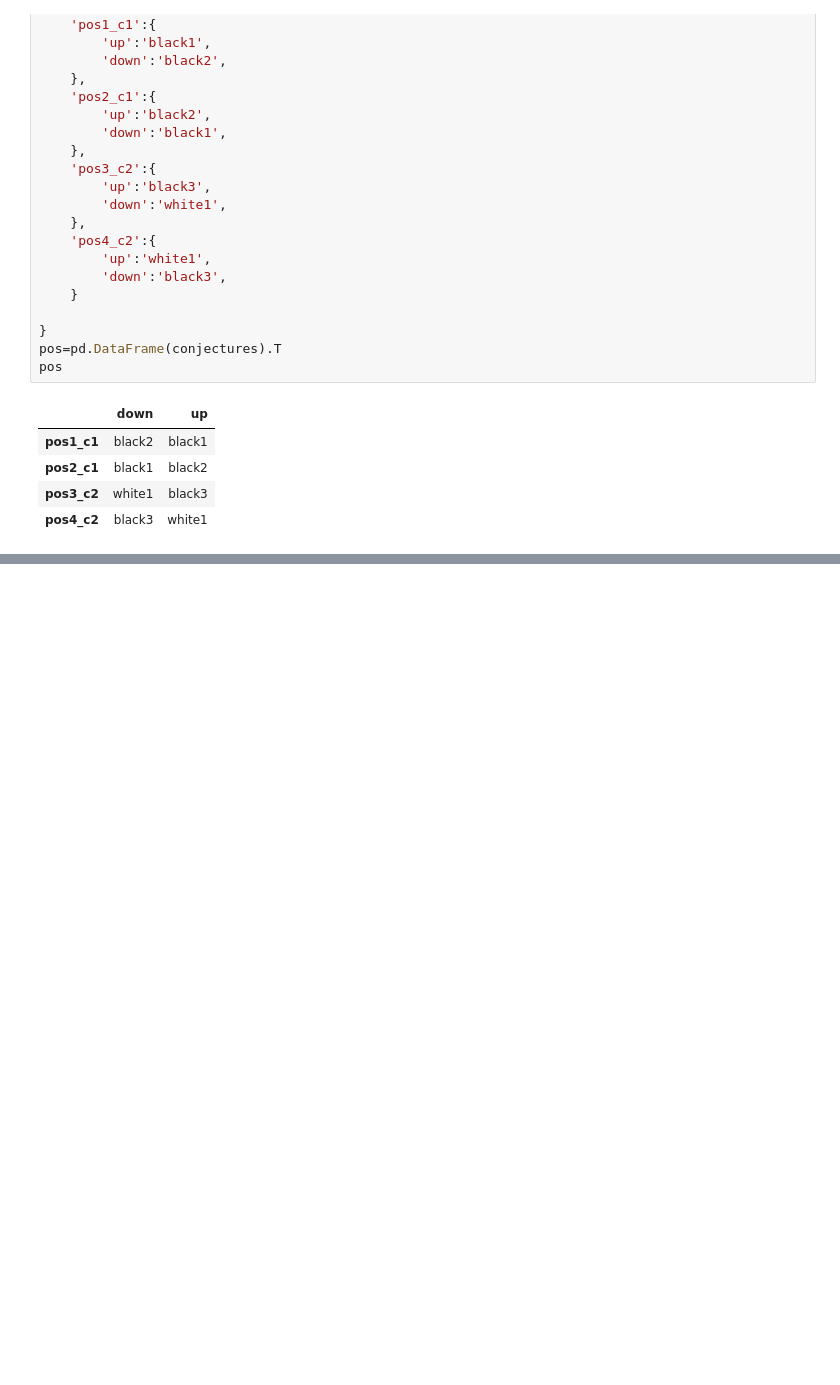
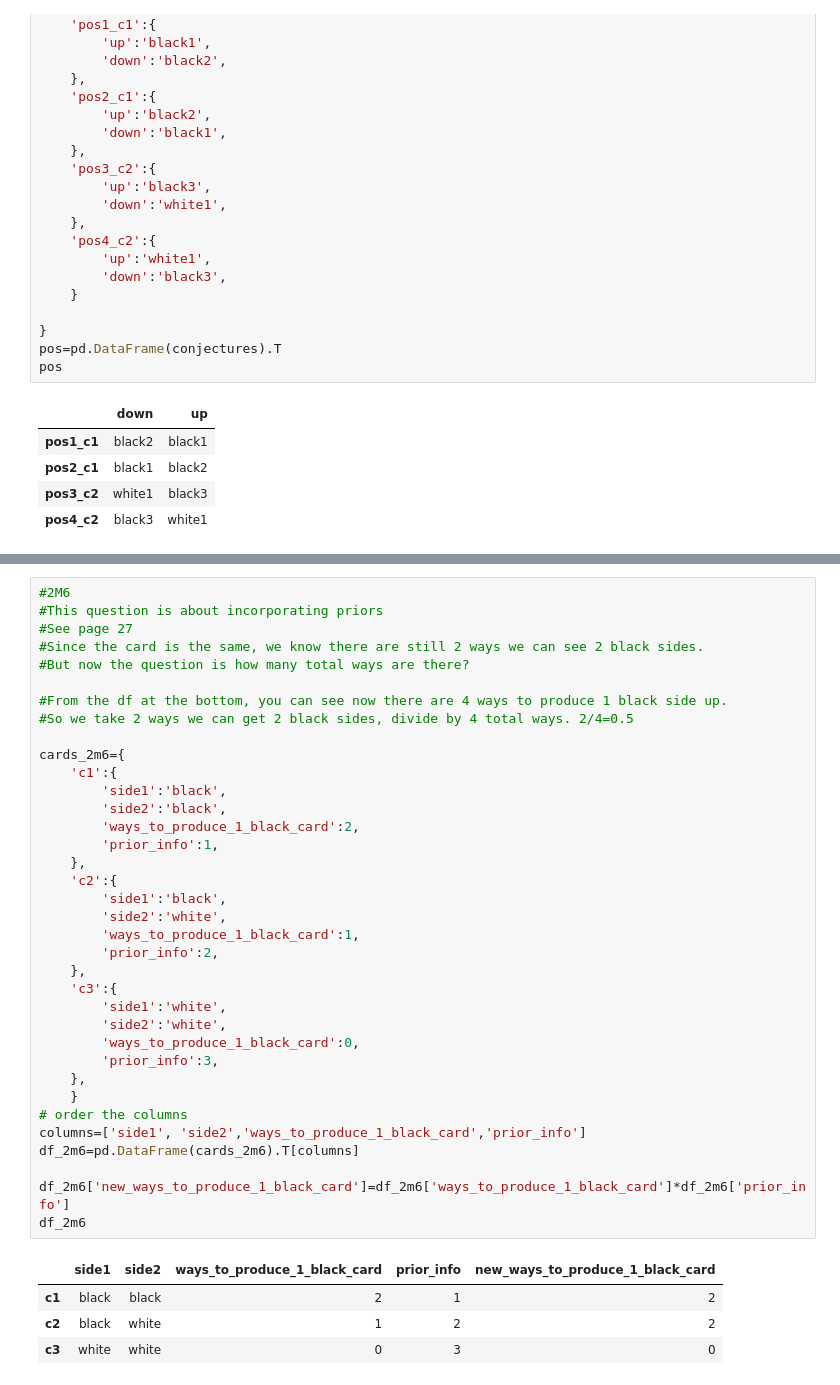
Before and after one commit to yangyu-1/statistical_rethinking_hw_pymc3, a Jupyter notebook: chapter_notebooks/chapter_2.ipynb, the cells around one changed output, grey strips where cells are left out. Drawn from its saved outputs; the diff is of its cells as text; blank space fills up the shorter version.

```diff
--- a/chapter_notebooks/chapter_2.ipynb
+++ b/chapter_notebooks/chapter_2.ipynb
@@ -233,0 +301,41 @@ pos
+# %%
+#2M6
+#This question is about incorporating priors
+#See page 27
+#Since the card is the same, we know there are still 2 ways we can see 2 black sides.
+#But now the question is how many total ways are there?
+
+#From the df at the bottom, you can see now there are 4 ways to produce 1 black side up.
+#So we take 2 ways we can get 2 black sides, divide by 4 total ways. 2/4=0.5
+
+cards_2m6={
+    'c1':{
+        'side1':'black',
+        'side2':'black',
+        'ways_to_produce_1_black_card':2,
+        'prior_info':1,
+    },
+    'c2':{
+        'side1':'black',
+        'side2':'white',
+        'ways_to_produce_1_black_card':1,
+        'prior_info':2,
+    },
+    'c3':{
+        'side1':'white',
+        'side2':'white',
+        'ways_to_produce_1_black_card':0,
+        'prior_info':3,
+    },
+    }
+# order the columns
+columns=['side1', 'side2','ways_to_produce_1_black_card','prior_info']
+df_2m6=pd.DataFrame(cards_2m6).T[columns]
+
+df_2m6['new_ways_to_produce_1_black_card']=df_2m6['ways_to_produce_1_black_card']*df_2m6['prior_info']
+df_2m6
+# %% [output]
+|  | side1 | side2 | ways_to_produce_1_black_card | prior_info | new_ways_to_produce_1_black_card |
+| c1 | black | black | 2 | 1 | 2 |
+| c2 | black | white | 1 | 2 | 2 |
+| c3 | white | white | 0 | 3 | 0 |
```
Also changed, not shown: parts of 7 cells of this notebook.
